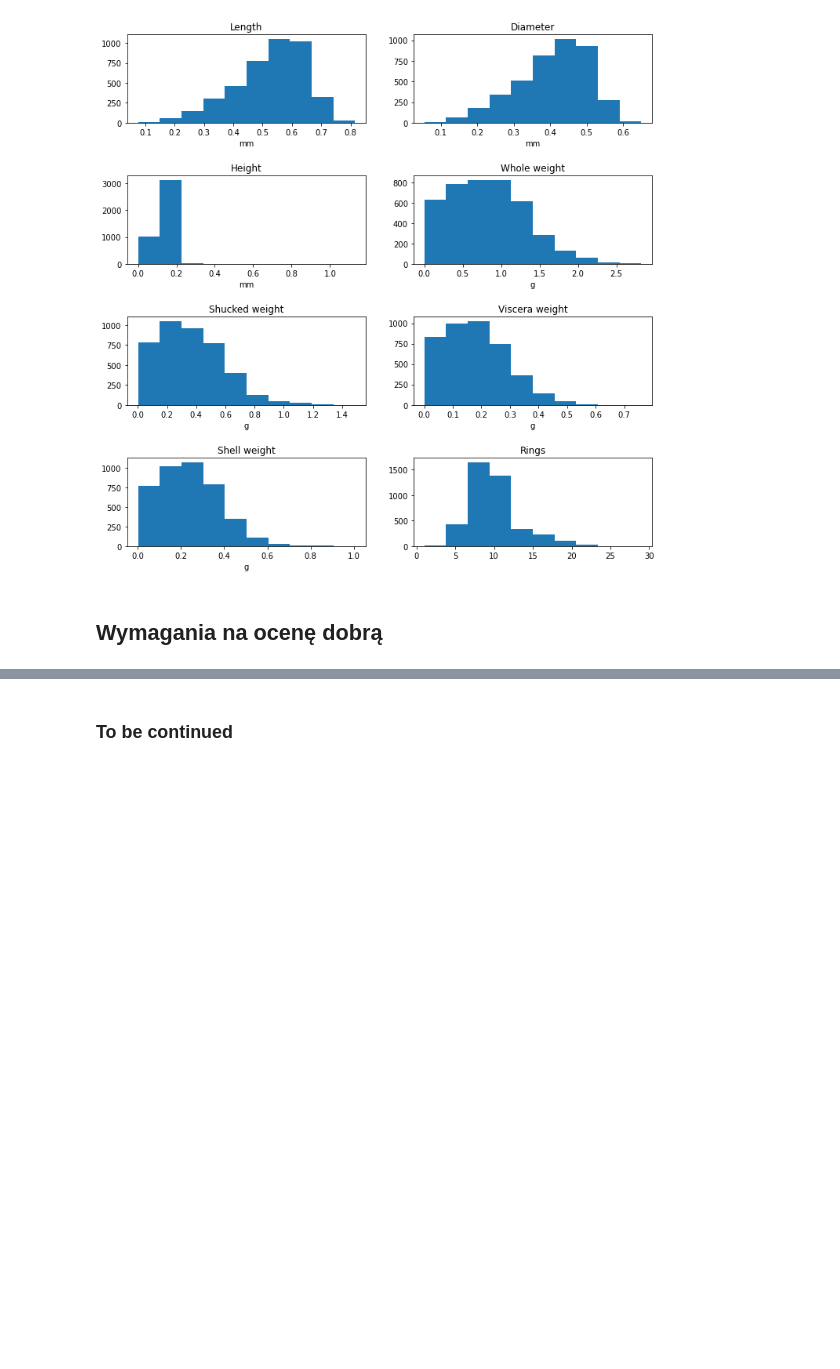
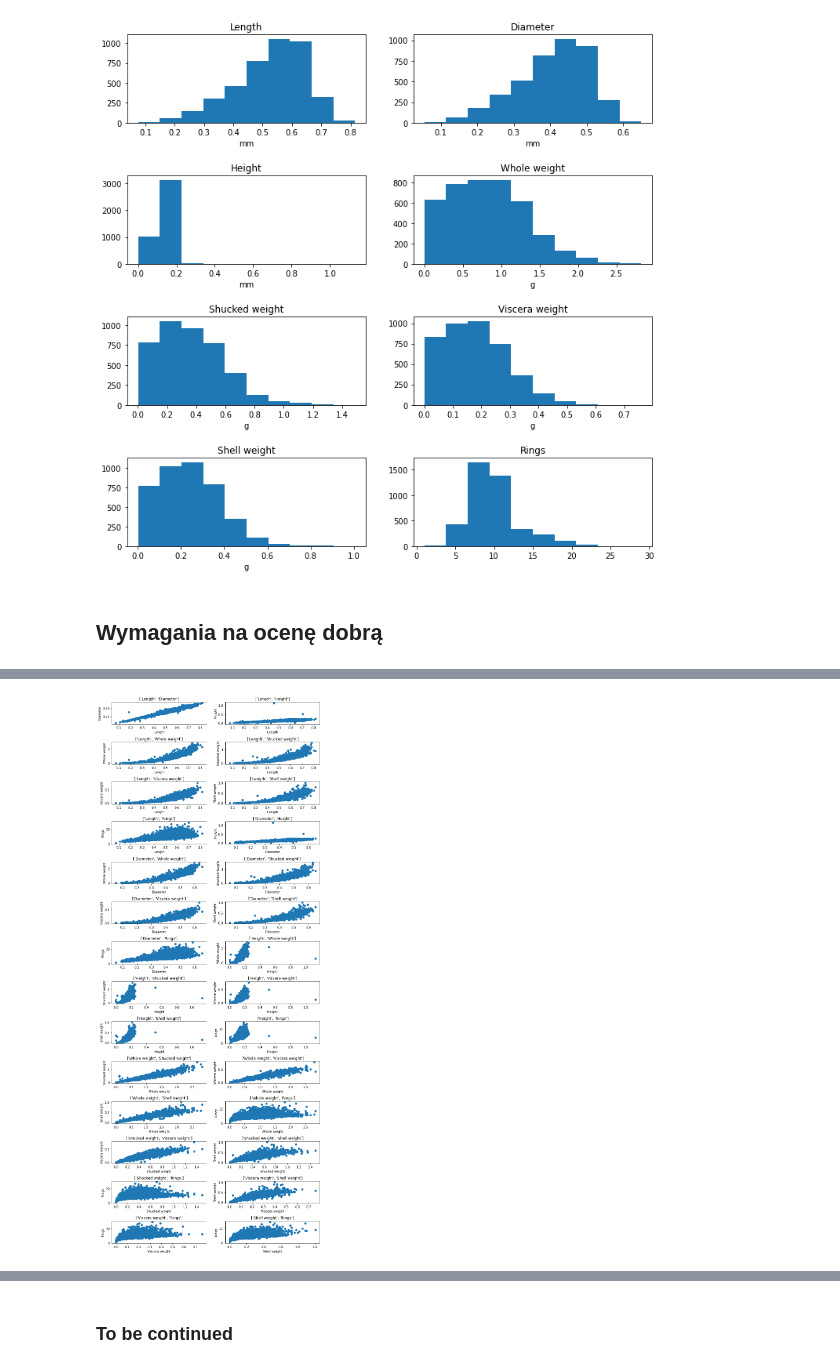
Before and after one commit to Bart63/PythonPL, a Jupyter notebook: zadanie_4/analysis.ipynb, the cells around one changed output, grey strips where cells are left out. Drawn from its saved outputs; the diff is of its cells as text; code cells hidden in the pictures; blank space fills up the shorter version.

```diff
--- a/zadanie_4/analysis.ipynb
+++ b/zadanie_4/analysis.ipynb
@@ -101,0 +118,25 @@ plt.show()
+# %%
+# 2. Dla par cech ilościowych stworzyć wykresy punktowe. Obszar 14x2
+
+# Kombinacje par cech ilościowych z użyciem list comprehension
+list_of_feature_pairs = [[c1, c2] for i1, c1 in enumerate(columns[1:]) for c2 in columns[i1+2:]]
+
+# Stwórz obszar wykresów na 14 wierszy i 2 kolumny
+fig, ax = plt.subplots(14, 2)
+
+ax_flat = ax.flatten()
+
+# Stwórz po kolei wykresy punktowe wraz z tytułem i jednostką
+for a, cols in zip(ax_flat, list_of_feature_pairs):
+    a.scatter(snail_df[cols[0]], snail_df[cols[1]])
+    a.set_title(cols)
+    a.set_xlabel(cols[0])
+    a.set_ylabel(cols[1])
+
+# Popraw rozmiar i pozycję wykresów
+fig.set_size_inches(12, 32)
+plt.subplots_adjust(hspace=0.8)
+
+plt.show()
+# %% [output]
+[figure, added]
```
Also changed, not shown: parts of 7 cells of this notebook.
